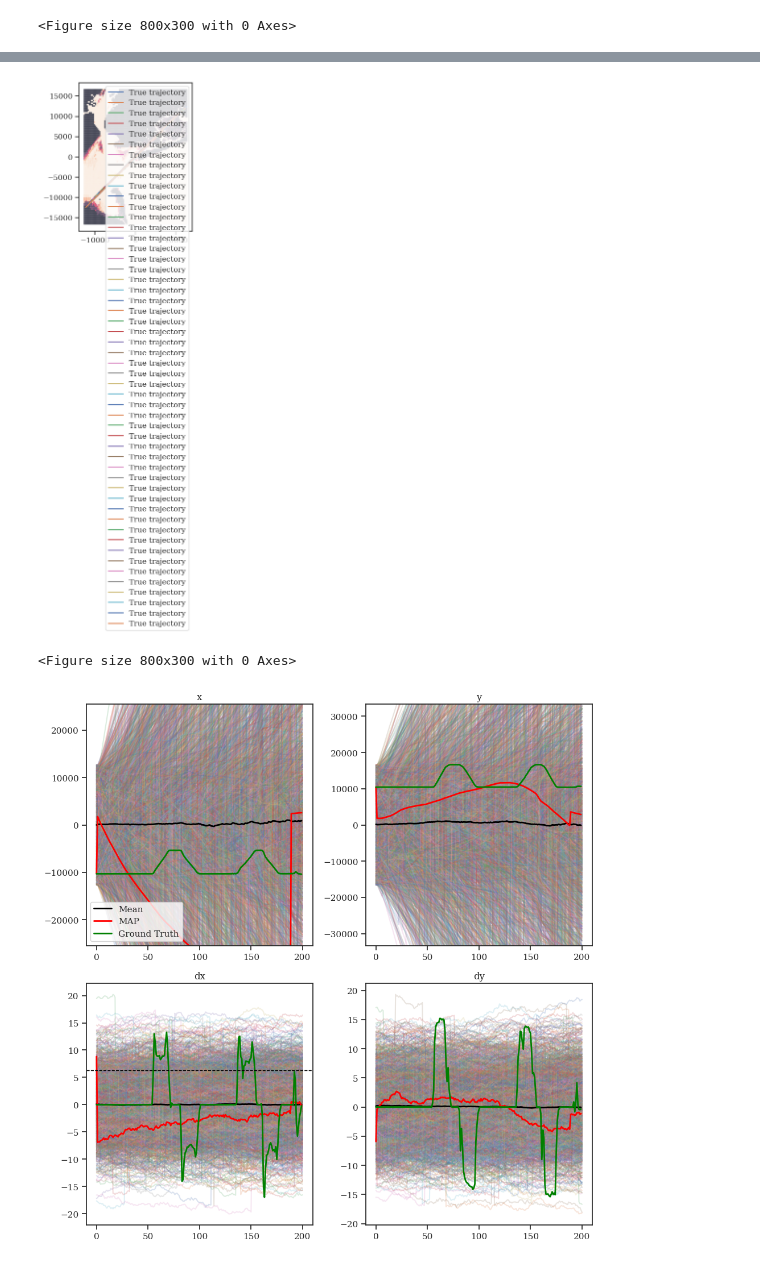
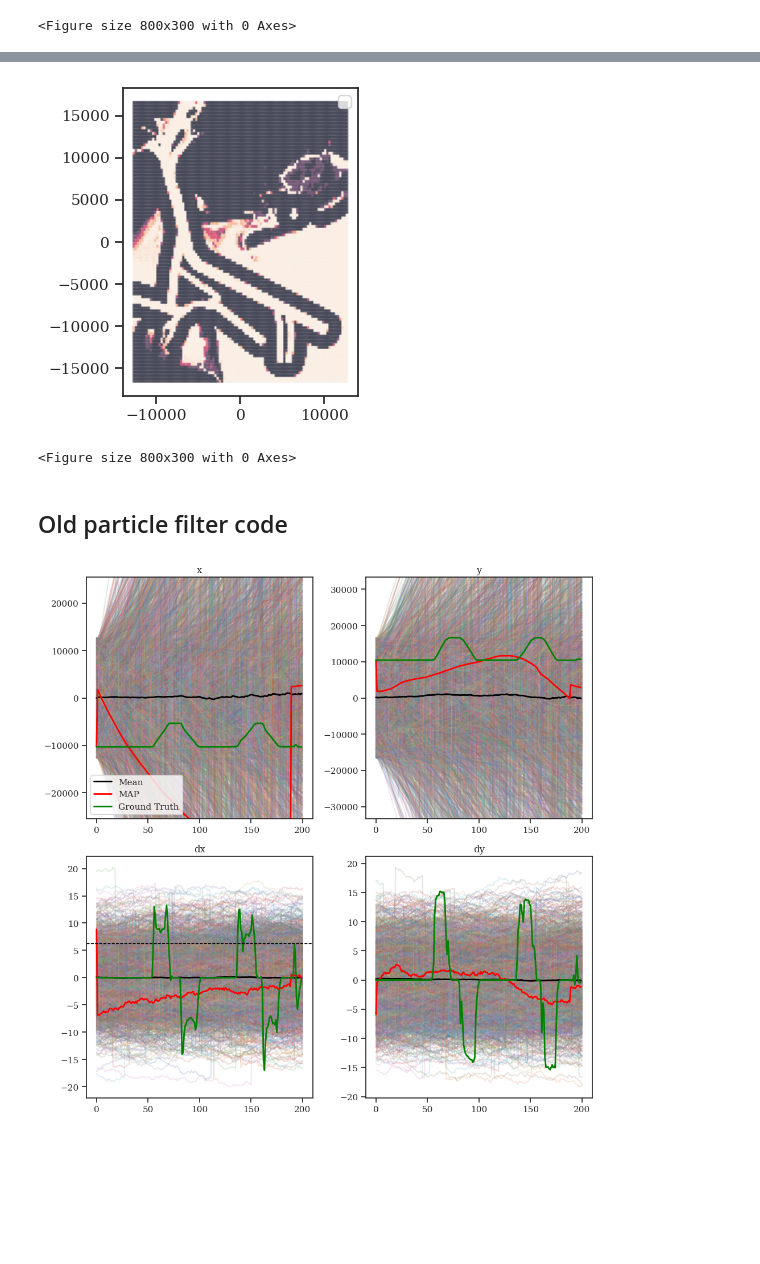
Before and after one commit to HRI-EU/ProMis, a Jupyter notebook: examples/promis-ships.ipynb, the cells around one changed output, grey strips where cells are left out. Cells and saved outputs as stored; diff of their text form; code cells hidden in the pictures; blank space fills up the shorter version.

Commit message:
Better plotting

```diff
--- a/examples/promis-ships.ipynb
+++ b/examples/promis-ships.ipynb
@@ -595,8 +596,8 @@ def landscape_for_mmsi(mmsi: int):
 
 landscapes = {
     "Cargo": landscape_for_mmsi(636017103),
-    "Search and rescue vessels": landscape_for_mmsi(367531710),
-    "Towing": landscape_for_mmsi(303461000),
+    # "Search and rescue vessels": landscape_for_mmsi(367531710),
+    # "Towing": landscape_for_mmsi(303461000),
 }
 landscape = landscapes["Cargo"]
 # %%
@@ -647,13 +646,13 @@ def plot_trajectories(all_positions: ndarray, label: str | None = "Trajectory {}
 # %%
 plt.figure(figsize=(6, 4))
 landscape.scatter(s=0.2, alpha=0.5)
-plot_trajectories(stack((df_["East"], df_["North"])), label="True trajectory")
+# plot_trajectories(stack((df_["East"], df_["North"])), label="True trajectory")
 plt.legend()
 plt.show()
 plt.clf()
 pass
 # %% [output]
-[figure, old version]
+[figure, new version]
 <Figure size 800x300 with 0 Axes>
 # %%
 def plot_trajectories_animated(positions, filename: str = "trajectory.gif") -> None:
@@ -680,6 +679,8 @@ def plot_trajectories_animated(positions, filename: str = "trajectory.gif") -> N
 
 
 # plot_trajectories_animated(ground_truth)
+# %% [markdown]
+## Old particle filter code
 # %%
 def run_experiment(
     data: pd.DataFrame,
```
Also changed, not shown: parts of 27 cells of this notebook, 1 other file.
